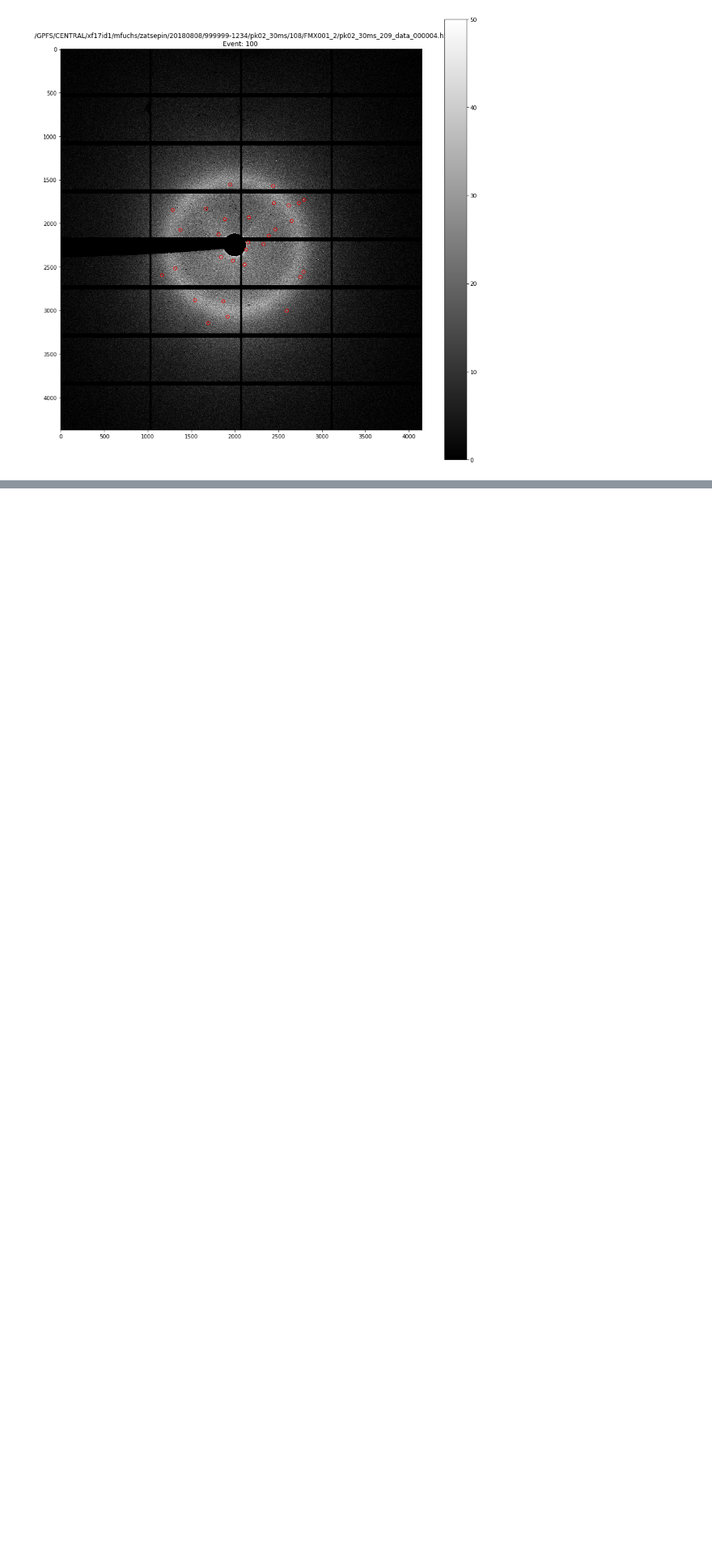
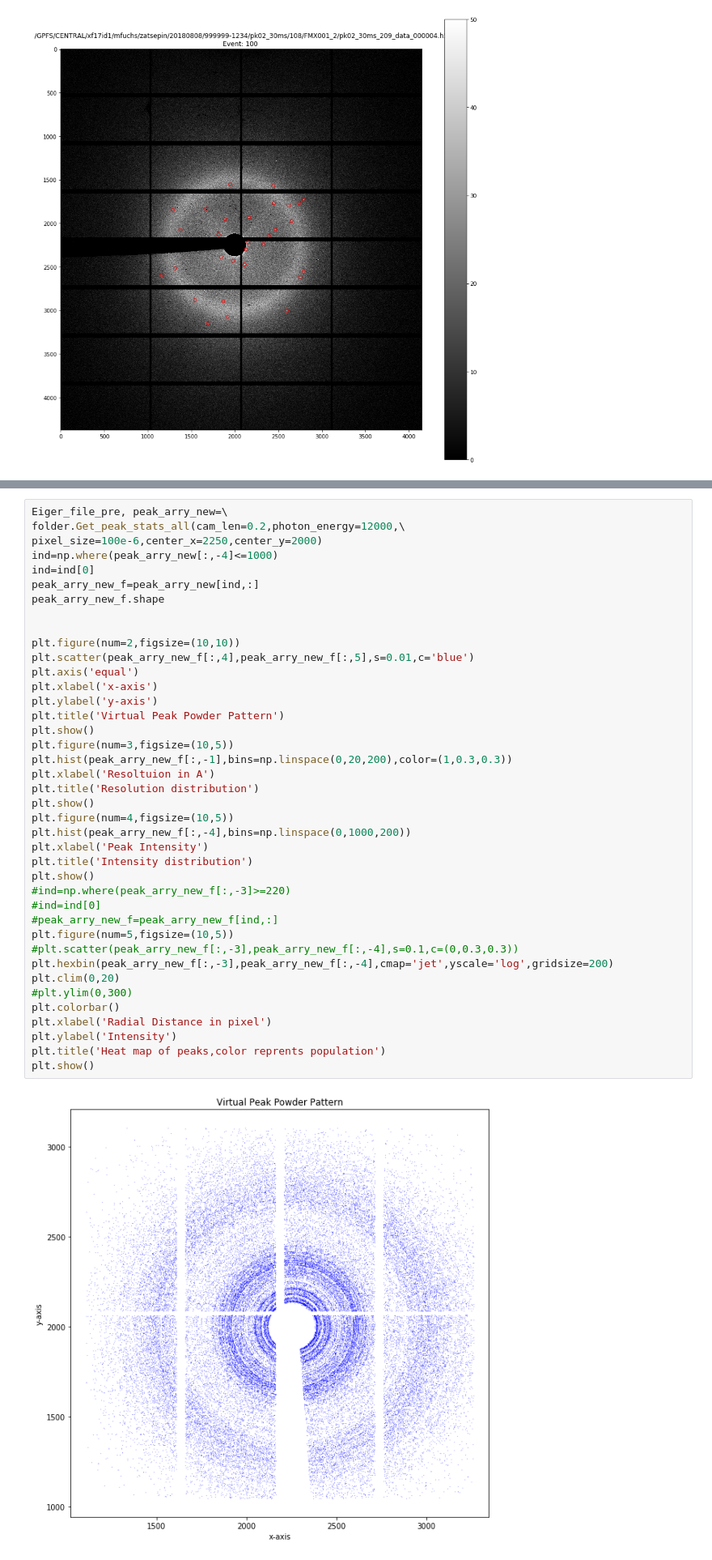
Before and after one commit to chufengl/NSLS_FMX_tools, a Jupyter notebook: NSLS_FMX_tools.ipynb, the cells around one changed output, grey strips where cells are left out. Shown at 81% size. Drawn from its saved outputs; the diff is of its cells as text; blank space fills up the shorter version.

```diff
--- a/NSLS_FMX_tools.ipynb
+++ b/NSLS_FMX_tools.ipynb
@@ -277,0 +354,42 @@ The shape of the image is : (4371, 4150)
+# %%
+Eiger_file_pre, peak_arry_new=\
+folder.Get_peak_stats_all(cam_len=0.2,photon_energy=12000,\
+pixel_size=100e-6,center_x=2250,center_y=2000)
+ind=np.where(peak_arry_new[:,-4]<=1000)
+ind=ind[0]
+peak_arry_new_f=peak_arry_new[ind,:]
+peak_arry_new_f.shape
+
+
+plt.figure(num=2,figsize=(10,10))
+plt.scatter(peak_arry_new_f[:,4],peak_arry_new_f[:,5],s=0.01,c='blue')
+plt.axis('equal')
+plt.xlabel('x-axis')
+plt.ylabel('y-axis')
+plt.title('Virtual Peak Powder Pattern')
+plt.show()
+plt.figure(num=3,figsize=(10,5))
+plt.hist(peak_arry_new_f[:,-1],bins=np.linspace(0,20,200),color=(1,0.3,0.3))
+plt.xlabel('Resoltuion in A')
+plt.title('Resolution distribution')
+plt.show()
+plt.figure(num=4,figsize=(10,5))
+plt.hist(peak_arry_new_f[:,-4],bins=np.linspace(0,1000,200))
+plt.xlabel('Peak Intensity')
+plt.title('Intensity distribution')
+plt.show()
+#ind=np.where(peak_arry_new_f[:,-3]>=220)
+#ind=ind[0]
+#peak_arry_new_f=peak_arry_new_f[ind,:]
+plt.figure(num=5,figsize=(10,5))
+#plt.scatter(peak_arry_new_f[:,-3],peak_arry_new_f[:,-4],s=0.1,c=(0,0.3,0.3))
+plt.hexbin(peak_arry_new_f[:,-3],peak_arry_new_f[:,-4],cmap='jet',yscale='log',gridsize=200)
+plt.clim(0,20)
+#plt.ylim(0,300)
+plt.colorbar()
+plt.xlabel('Radial Distance in pixel')
+plt.ylabel('Intensity')
+plt.title('Heat map of peaks,color reprents population')
+plt.show()
+# %% [output]
+[figure, added]
```
Also changed, not shown: parts of 10 cells of this notebook, 2 other files.
